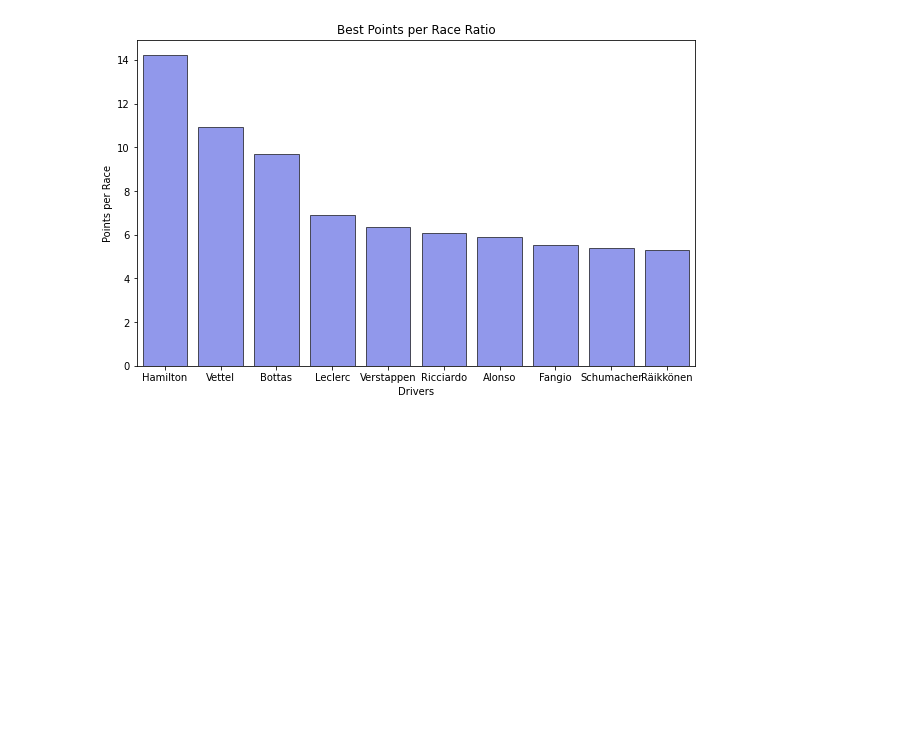
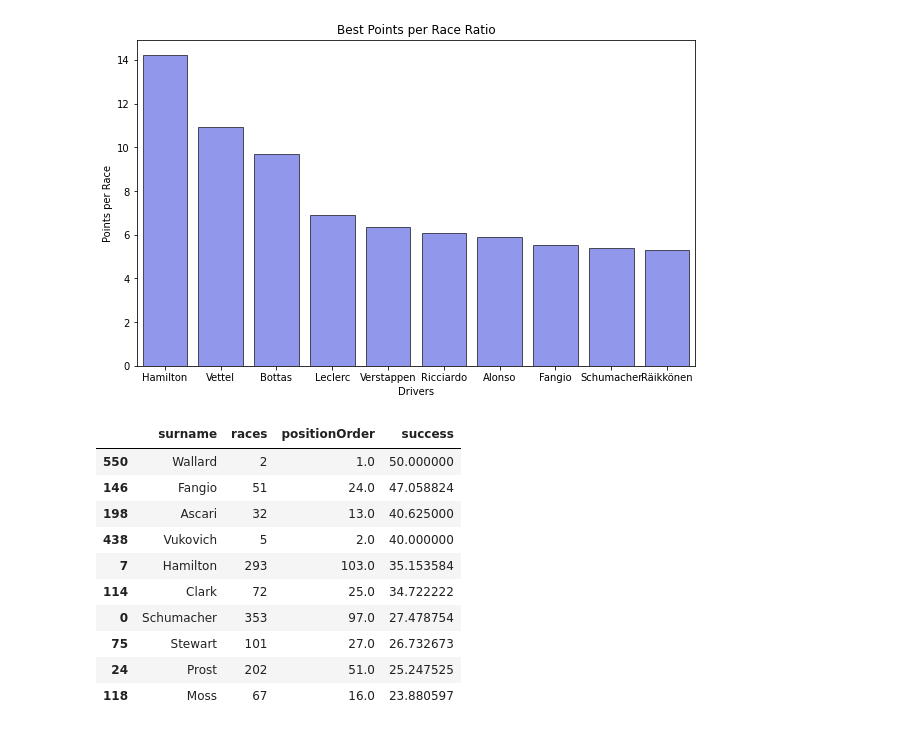
Before and after one commit to karlingermartin/f1project, a Jupyter notebook: f1app/visualization/analysis.ipynb, the cells around one changed output. Drawn from its saved outputs; the diff is of its cells as text; code cells hidden in the pictures; blank space fills up the shorter version.

```diff
--- a/f1app/visualization/analysis.ipynb
+++ b/f1app/visualization/analysis.ipynb
@@ -229,3 +253,27 @@ plt.ylabel("Points per Race")
 plt.savefig("points_per_race.png")
 # %% [output]
 [figure]
+# %%
+race_wins = drivers.merge(results,left_on='driverId',right_on='driverId',how = 'left')
+race_wins = race_wins[['surname','positionOrder']]
+
+# grouping by surname and counting the number of races won
+highest_rw = race_wins[race_wins['positionOrder'] == 1.0].groupby('surname').count().sort_values(
+    'positionOrder', ascending = False).reset_index()
+
+wpr = best_drivers.merge(highest_rw, on="surname", how = 'left')
+wpr["success"] = (wpr["positionOrder"]/wpr["races"])*100
+wpr.sort_values(by=['success'], inplace=True, ascending=False)
+wpr.head(10)
+# %% [output]
+|  | surname | races | positionOrder | success |
+| 550 | Wallard | 2 | 1.0 | 50.000000 |
+| 146 | Fangio | 51 | 24.0 | 47.058824 |
+| 198 | Ascari | 32 | 13.0 | 40.625000 |
+| 438 | Vukovich | 5 | 2.0 | 40.000000 |
+| 7 | Hamilton | 293 | 103.0 | 35.153584 |
+| 114 | Clark | 72 | 25.0 | 34.722222 |
+| 0 | Schumacher | 353 | 97.0 | 27.478754 |
+| 75 | Stewart | 101 | 27.0 | 26.732673 |
+| 24 | Prost | 202 | 51.0 | 25.247525 |
+| 118 | Moss | 67 | 16.0 | 23.880597 |
```
Also changed, not shown: parts of 5 cells of this notebook, 35 other files.
